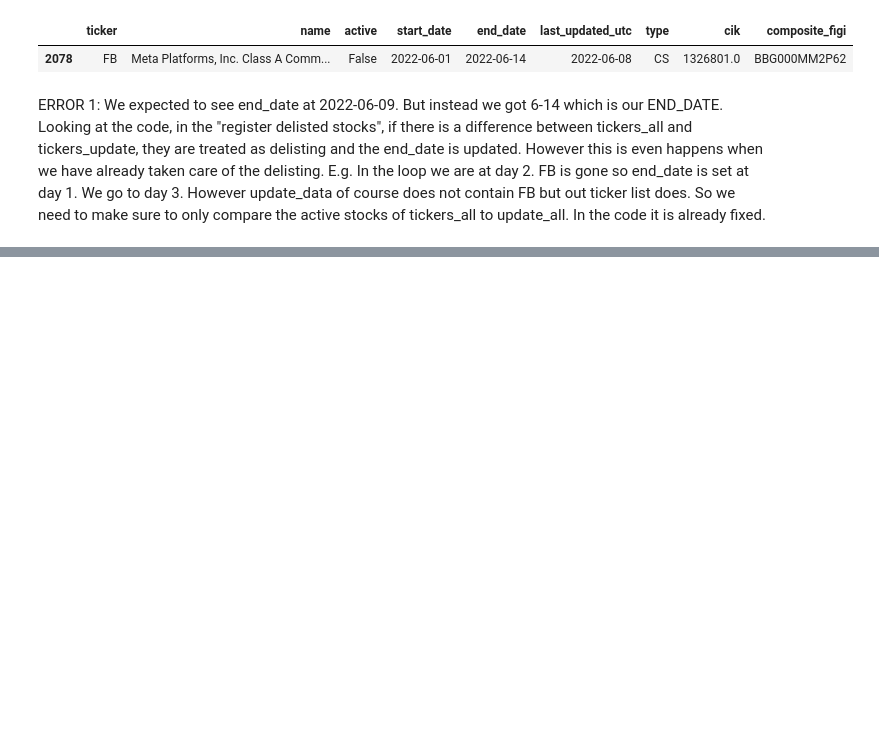
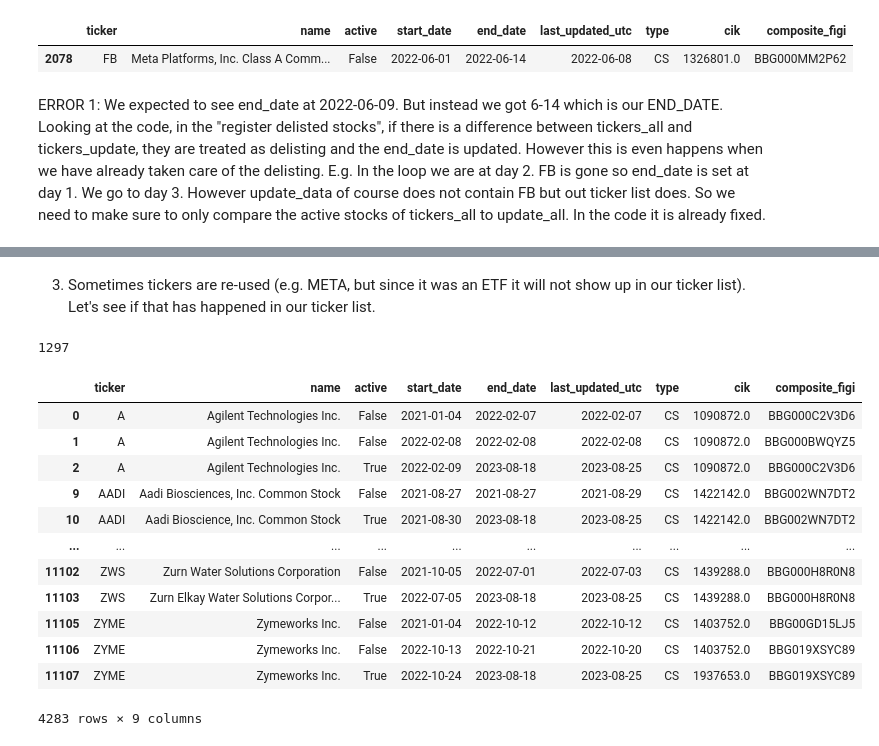
Before and after one commit to shinathan/QSExtended, a Jupyter notebook: data_import/polygon/1_get_tickers.ipynb, the cells around one changed output, grey strips where cells are left out. Cells and saved outputs as stored; diff of their text form; code cells hidden in the pictures; blank space fills up the shorter version.

```diff
--- a/data_import/polygon/1_get_tickers.ipynb
+++ b/data_import/polygon/1_get_tickers.ipynb
@@ -1063,0 +1117,21 @@ Let's download daily data to test the ticker list to see if the dates and ticker
+# %% [markdown]
+3. Sometimes tickers are re-used (e.g. META, but since it was an ETF it will not show up in our ticker list). Let's see if that has happened in our ticker list.
+# %%
+duplicated = tickers_all[tickers_all["ticker"].duplicated(keep=False)]
+print(len(duplicated["ticker"].unique()))
+duplicated
+# %% [output]
+1297
+|  | ticker | name | active | start_date | end_date | last_updated_utc | type | cik | composite_figi |
+| 0 | A | Agilent Technologies Inc. | False | 2021-01-04 | 2022-02-07 | 2022-02-07 | CS | 1090872.0 | BBG000C2V3D6 |
+| 1 | A | Agilent Technologies Inc. | False | 2022-02-08 | 2022-02-08 | 2022-02-08 | CS | 1090872.0 | BBG000BWQYZ5 |
+| 2 | A | Agilent Technologies Inc. | True | 2022-02-09 | 2023-08-18 | 2023-08-25 | CS | 1090872.0 | BBG000C2V3D6 |
+| 9 | AADI | Aadi Biosciences, Inc. Common Stock | False | 2021-08-27 | 2021-08-27 | 2021-08-29 | CS | 1422142.0 | BBG002WN7DT2 |
+| 10 | AADI | Aadi Bioscience, Inc. Common Stock | True | 2021-08-30 | 2023-08-18 | 2023-08-25 | CS | 1422142.0 | BBG002WN7DT2 |
+| ... | ... | ... | ... | ... | ... | ... | ... | ... | ... |
+| 11102 | ZWS | Zurn Water Solutions Corporation | False | 2021-10-05 | 2022-07-01 | 2022-07-03 | CS | 1439288.0 | BBG000H8R0N8 |
+| 11103 | ZWS | Zurn Elkay Water Solutions Corpor... | True | 2022-07-05 | 2023-08-18 | 2023-08-25 | CS | 1439288.0 | BBG000H8R0N8 |
+| 11105 | ZYME | Zymeworks Inc. | False | 2021-01-04 | 2022-10-12 | 2022-10-12 | CS | 1403752.0 | BBG00GD15LJ5 |
+| 11106 | ZYME | Zymeworks Inc. | False | 2022-10-13 | 2022-10-21 | 2022-10-20 | CS | 1403752.0 | BBG019XSYC89 |
+| 11107 | ZYME | Zymeworks Inc. | True | 2022-10-24 | 2023-08-18 | 2023-08-25 | CS | 1937653.0 | BBG019XSYC89 |
+4283 rows × 9 columns
```
Also changed, not shown: parts of 28 cells of this notebook, 1 other file.
